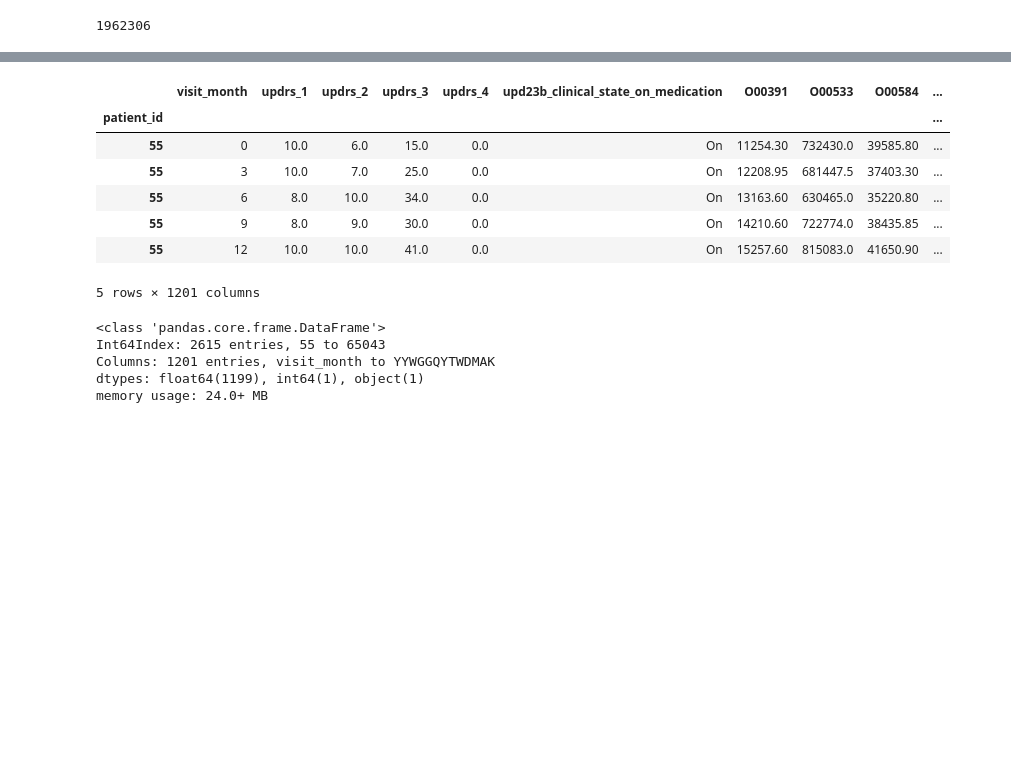
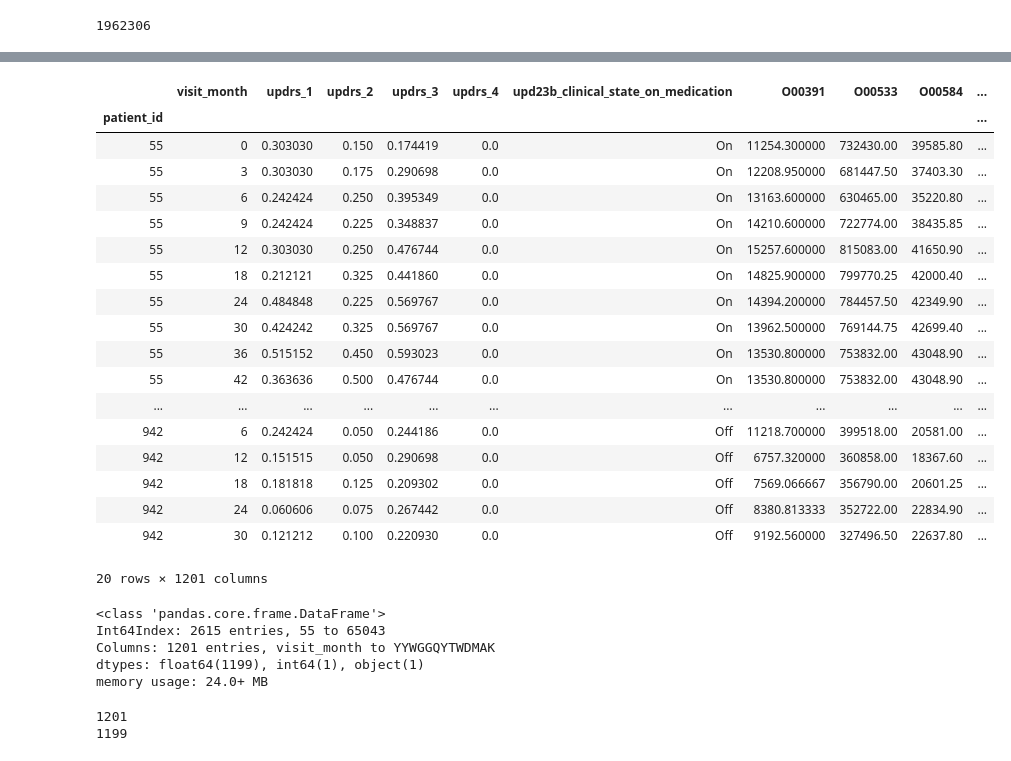
Before and after one commit to carloscastmar/Parkinson-s-Disease-Progression-Prediction, a Jupyter notebook: eda.ipynb, the cells around one changed output, grey strips where cells are left out. Drawn from its saved outputs; the diff is of its cells as text; code cells hidden in the pictures; blank space fills up the shorter version.

Commit message:
Added Noralization of all the proteins and updrs. Also added linear regressor basde on visit month. Need to update it with all the proteins.

```diff
--- a/eda.ipynb
+++ b/eda.ipynb
@@ -98,14 +108,25 @@ Total missing values: 0
 # %%
-train.head()
+train.head(20)
 # %% [output]
 |  | visit_month | updrs_1 | updrs_2 | updrs_3 | updrs_4 | upd23b_clinical_state_on_medication | O00391 | O00533 | O00584 | ... |
 | patient_id |  |  |  |  |  |  |  |  |  | ... |
-| 55 | 0 | 10.0 | 6.0 | 15.0 | 0.0 | On | 11254.30 | 732430.0 | 39585.80 | ... |
-| 55 | 3 | 10.0 | 7.0 | 25.0 | 0.0 | On | 12208.95 | 681447.5 | 37403.30 | ... |
-| 55 | 6 | 8.0 | 10.0 | 34.0 | 0.0 | On | 13163.60 | 630465.0 | 35220.80 | ... |
-| 55 | 9 | 8.0 | 9.0 | 30.0 | 0.0 | On | 14210.60 | 722774.0 | 38435.85 | ... |
-| 55 | 12 | 10.0 | 10.0 | 41.0 | 0.0 | On | 15257.60 | 815083.0 | 41650.90 | ... |
+| 55 | 0 | 0.303030 | 0.150 | 0.174419 | 0.0 | On | 11254.300000 | 732430.00 | 39585.80 | ... |
+| 55 | 3 | 0.303030 | 0.175 | 0.290698 | 0.0 | On | 12208.950000 | 681447.50 | 37403.30 | ... |
+| 55 | 6 | 0.242424 | 0.250 | 0.395349 | 0.0 | On | 13163.600000 | 630465.00 | 35220.80 | ... |
+| 55 | 9 | 0.242424 | 0.225 | 0.348837 | 0.0 | On | 14210.600000 | 722774.00 | 38435.85 | ... |
+| 55 | 12 | 0.303030 | 0.250 | 0.476744 | 0.0 | On | 15257.600000 | 815083.00 | 41650.90 | ... |
+| 55 | 18 | 0.212121 | 0.325 | 0.441860 | 0.0 | On | 14825.900000 | 799770.25 | 42000.40 | ... |
+| 55 | 24 | 0.484848 | 0.225 | 0.569767 | 0.0 | On | 14394.200000 | 784457.50 | 42349.90 | ... |
+| 55 | 30 | 0.424242 | 0.325 | 0.569767 | 0.0 | On | 13962.500000 | 769144.75 | 42699.40 | ... |
+| 55 | 36 | 0.515152 | 0.450 | 0.593023 | 0.0 | On | 13530.800000 | 753832.00 | 43048.90 | ... |
+| 55 | 42 | 0.363636 | 0.500 | 0.476744 | 0.0 | On | 13530.800000 | 753832.00 | 43048.90 | ... |
+| ... | ... | ... | ... | ... | ... | ... | ... | ... | ... | ... |
+| 942 | 6 | 0.242424 | 0.050 | 0.244186 | 0.0 | Off | 11218.700000 | 399518.00 | 20581.00 | ... |
+| 942 | 12 | 0.151515 | 0.050 | 0.290698 | 0.0 | Off | 6757.320000 | 360858.00 | 18367.60 | ... |
+| 942 | 18 | 0.181818 | 0.125 | 0.209302 | 0.0 | Off | 7569.066667 | 356790.00 | 20601.25 | ... |
+| 942 | 24 | 0.060606 | 0.075 | 0.267442 | 0.0 | Off | 8380.813333 | 352722.00 | 22834.90 | ... |
+| 942 | 30 | 0.121212 | 0.100 | 0.220930 | 0.0 | Off | 9192.560000 | 327496.50 | 22637.80 | ... |
-5 rows × 1201 columns
+20 rows × 1201 columns
 # %%
 train.info()
 # %% [output]
@@ -114,3 +135,12 @@ Int64Index: 2615 entries, 55 to 65043
 Columns: 1201 entries, visit_month to YYWGGQYTWDMAK
 dtypes: float64(1199), int64(1), object(1)
 memory usage: 24.0+ MB
+# %%
+s = train.columns.values
+e = ['upd23b_clinical_state_on_medication', 'visit_month']
+norm_columns = set(train.columns.values)-set(e)
+print(len(set(train.columns.values)))
+print(len(set(train.columns.values)-set(e)))
+# %% [output]
+1201
+1199
```
Also changed, not shown: parts of 8 cells of this notebook, 1 other file.
